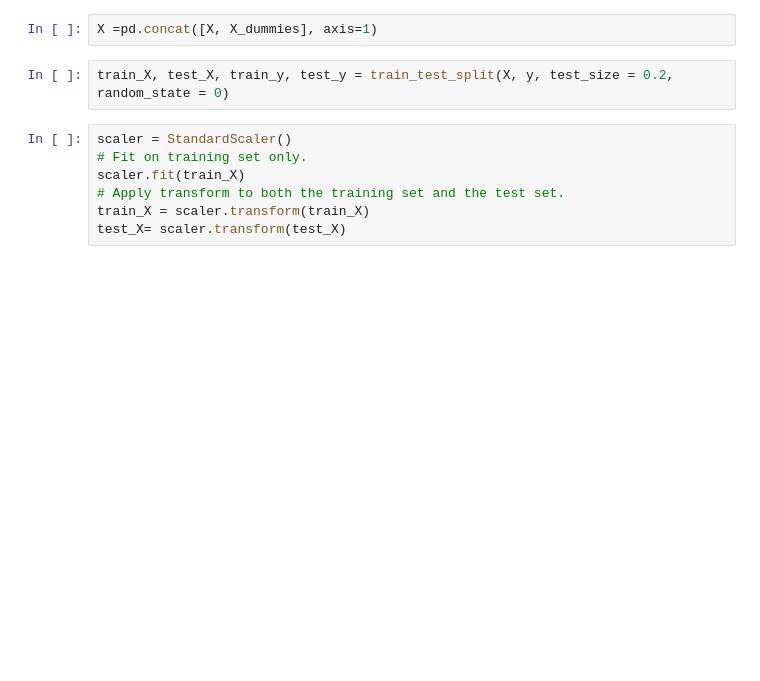
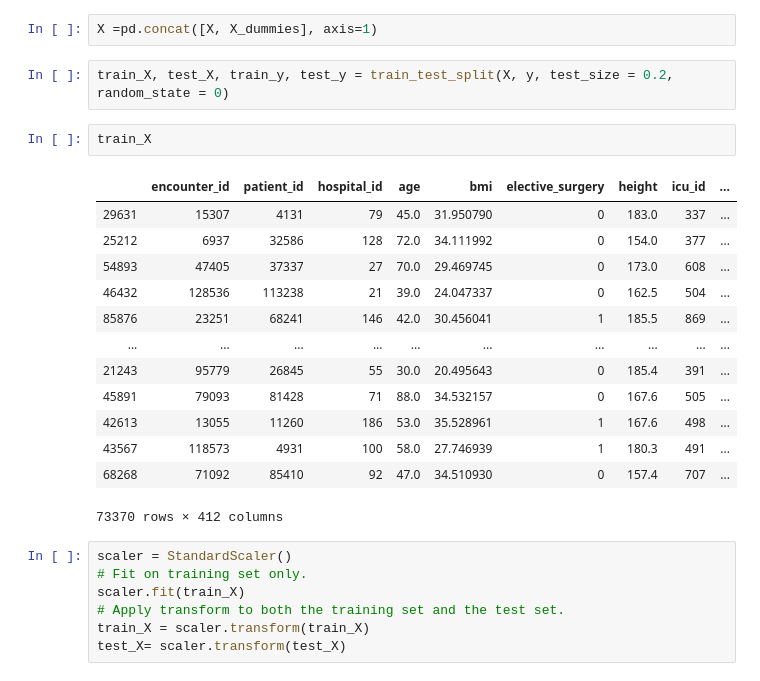
Before and after one commit to nhungle714/Data-Science-Projects, a Jupyter notebook: ICU_Survival/EDA.ipynb, the cells around one changed output. Drawn from its saved outputs; the diff is of its cells as text; blank space fills up the shorter version.

```diff
--- a/ICU_Survival/EDA.ipynb
+++ b/ICU_Survival/EDA.ipynb
@@ -89,6 +89,22 @@ Index([], dtype='object')
 X =pd.concat([X, X_dummies], axis=1)
 # %%
 train_X, test_X, train_y, test_y = train_test_split(X, y, test_size = 0.2, random_state = 0)
+# %%
+train_X
+# %% [output]
+|  | encounter_id | patient_id | hospital_id | age | bmi | elective_surgery | height | icu_id | ... |
+| 29631 | 15307 | 4131 | 79 | 45.0 | 31.950790 | 0 | 183.0 | 337 | ... |
+| 25212 | 6937 | 32586 | 128 | 72.0 | 34.111992 | 0 | 154.0 | 377 | ... |
+| 54893 | 47405 | 37337 | 27 | 70.0 | 29.469745 | 0 | 173.0 | 608 | ... |
+| 46432 | 128536 | 113238 | 21 | 39.0 | 24.047337 | 0 | 162.5 | 504 | ... |
+| 85876 | 23251 | 68241 | 146 | 42.0 | 30.456041 | 1 | 185.5 | 869 | ... |
+| ... | ... | ... | ... | ... | ... | ... | ... | ... | ... |
+| 21243 | 95779 | 26845 | 55 | 30.0 | 20.495643 | 0 | 185.4 | 391 | ... |
+| 45891 | 79093 | 81428 | 71 | 88.0 | 34.532157 | 0 | 167.6 | 505 | ... |
+| 42613 | 13055 | 11260 | 186 | 53.0 | 35.528961 | 1 | 167.6 | 498 | ... |
+| 43567 | 118573 | 4931 | 100 | 58.0 | 27.746939 | 1 | 180.3 | 491 | ... |
+| 68268 | 71092 | 85410 | 92 | 47.0 | 34.510930 | 0 | 157.4 | 707 | ... |
+73370 rows × 412 columns
 # %%
 scaler = StandardScaler()
 # Fit on training set only.
```
Also changed, not shown: parts of 11 cells of this notebook.
